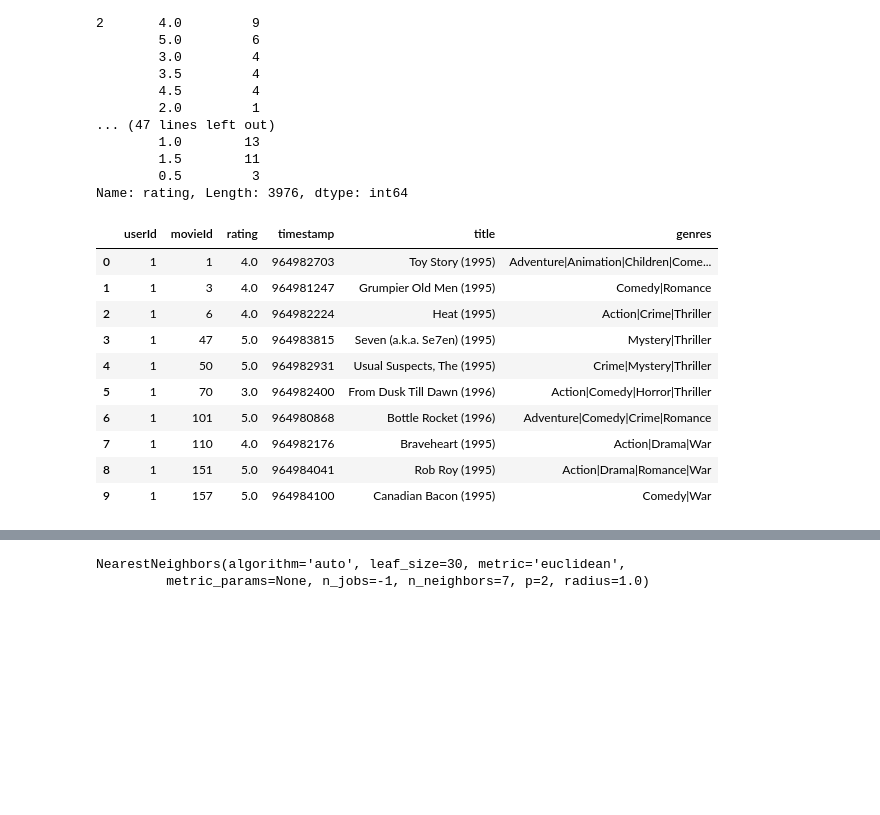
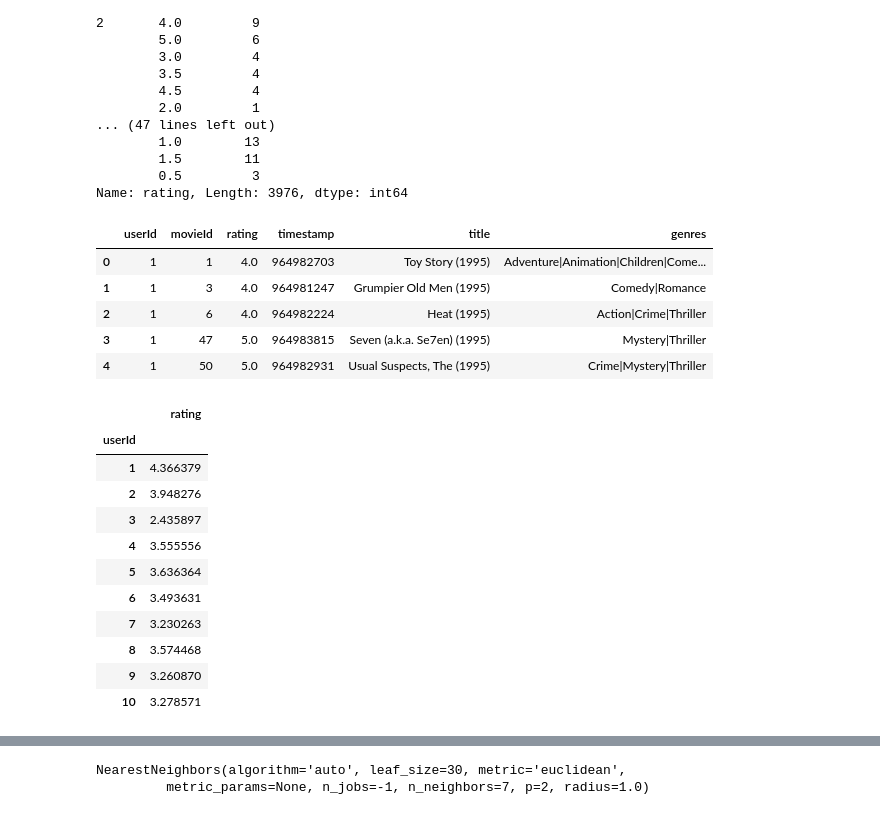
Before and after one commit to AbrMaria/H_W_movie_genres_and_tags, a Jupyter notebook: H_W_movie_genres_and_tags.ipynb, the cells around one changed output, grey strips where cells are left out. Cells and saved outputs as stored; diff of their text form; code cells hidden in the pictures; blank space fills up the shorter version.

```diff
--- a/H_W_movie_genres_and_tags.ipynb
+++ b/H_W_movie_genres_and_tags.ipynb
@@ -97,15 +87,27 @@ Name: rating, Length: 3976, dtype: int64
 movies_joined_ratings = ratings.join(movies.set_index('movieId'), on='movieId')
 # %%
-movies_joined_ratings.head(10)
+movies_joined_ratings.head(5)
 # %% [output]
 |  | userId | movieId | rating | timestamp | title | genres |
 | 0 | 1 | 1 | 4.0 | 964982703 | Toy Story (1995) | Adventure|Animation|Children|Come... |
 | 1 | 1 | 3 | 4.0 | 964981247 | Grumpier Old Men (1995) | Comedy|Romance |
 | 2 | 1 | 6 | 4.0 | 964982224 | Heat (1995) | Action|Crime|Thriller |
 | 3 | 1 | 47 | 5.0 | 964983815 | Seven (a.k.a. Se7en) (1995) | Mystery|Thriller |
 | 4 | 1 | 50 | 5.0 | 964982931 | Usual Suspects, The (1995) | Crime|Mystery|Thriller |
-| 5 | 1 | 70 | 3.0 | 964982400 | From Dusk Till Dawn (1996) | Action|Comedy|Horror|Thriller |
-| 6 | 1 | 101 | 5.0 | 964980868 | Bottle Rocket (1996) | Adventure|Comedy|Crime|Romance |
-| 7 | 1 | 110 | 4.0 | 964982176 | Braveheart (1995) | Action|Drama|War |
-| 8 | 1 | 151 | 5.0 | 964984041 | Rob Roy (1995) | Action|Drama|Romance|War |
-| 9 | 1 | 157 | 5.0 | 964984100 | Canadian Bacon (1995) | Comedy|War |
+# %%
+# средний рейтинг всех просмотренных фильмов по каждому пользователю
+top_films = movies_joined_ratings.groupby('userId')[['rating']].mean().sort_values('userId')
+top_films.head(10)
+# %% [output]
+|  | rating |
+| userId |  |
+| 1 | 4.366379 |
+| 2 | 3.948276 |
+| 3 | 2.435897 |
+| 4 | 3.555556 |
+| 5 | 3.636364 |
+| 6 | 3.493631 |
+| 7 | 3.230263 |
+| 8 | 3.574468 |
+| 9 | 3.260870 |
+| 10 | 3.278571 |
```
Also changed, not shown: parts of 40 cells of this notebook.
